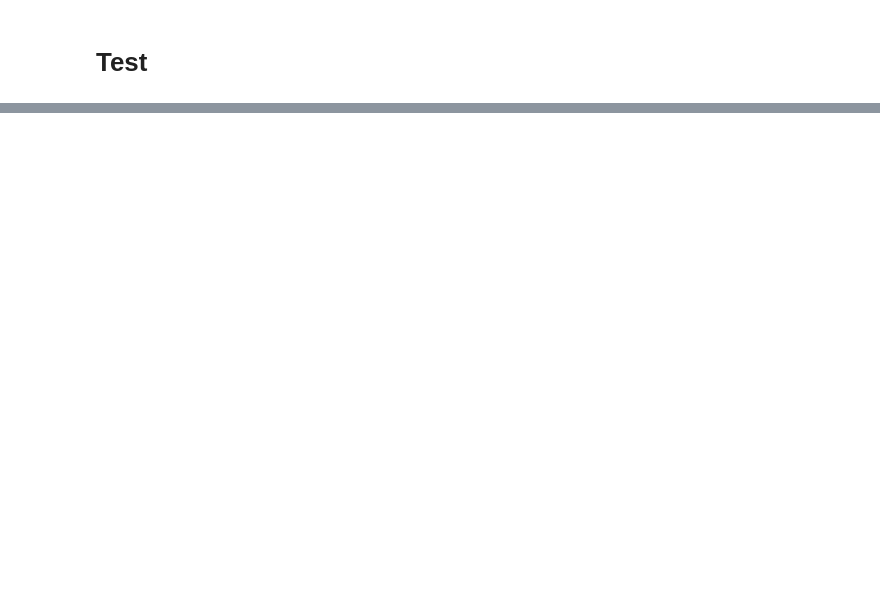
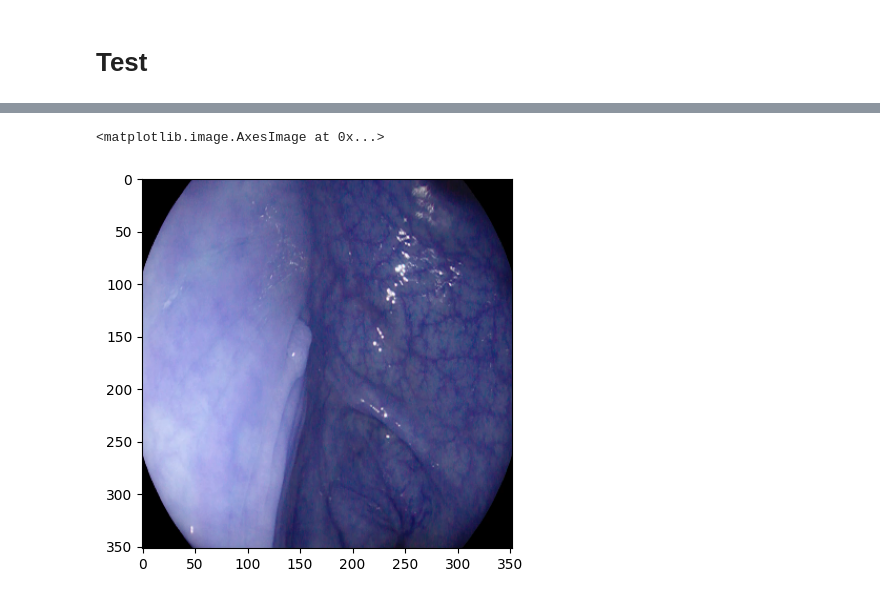
Before and after one commit to ledinhtuyen/thesis, a Jupyter notebook: downstream/segmentation/notebook.ipynb, the cells around one changed output, grey strips where cells are left out. Drawn from its saved outputs; the diff is of its cells as text; code cells hidden in the pictures; blank space fills up the shorter version.

```diff
--- a/downstream/segmentation/notebook.ipynb
+++ b/downstream/segmentation/notebook.ipynb
@@ -810,0 +555,2 @@ TypeError: object of type 'int' has no len()
+# %%
+val_data = next(iter(runner.val_dataloader))
@@ -810,0 +561,7 @@ TypeError: object of type 'int' has no len()
+# %%
+import matplotlib.pyplot as plt
+
+plt.imshow(val_data["inputs"][0].permute(1,2,0))
+# %% [output]
+<matplotlib.image.AxesImage at 0x...>
+[figure, added]
```
Also changed, not shown: parts of 92 cells of this notebook, 40 other files.
